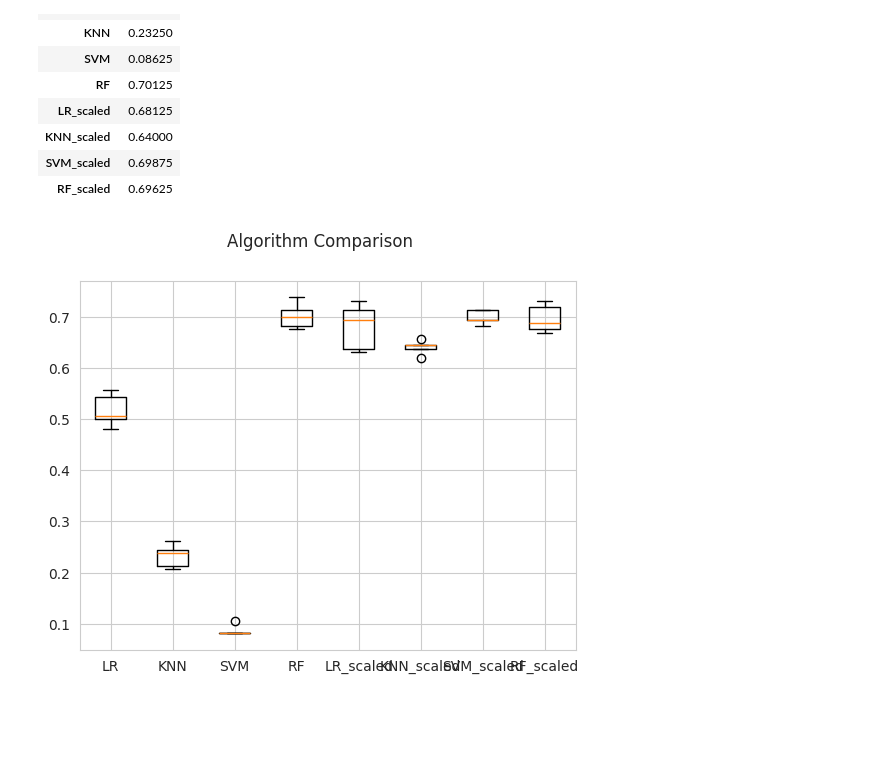
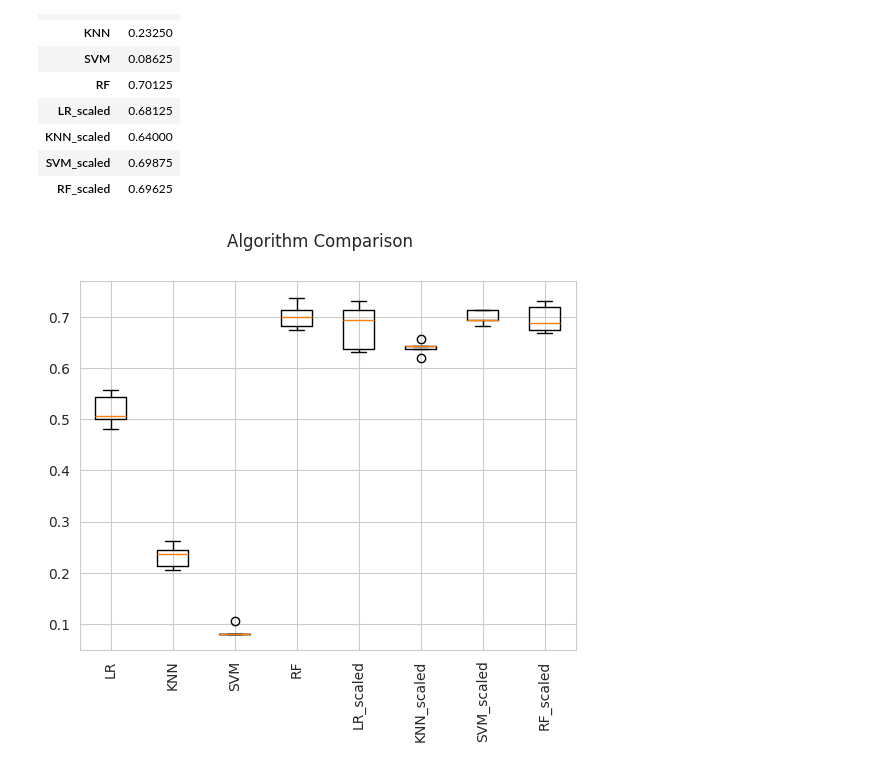
Before and after one commit to Adnan525/music_genre_classification, a Jupyter notebook: stage2_regression.ipynb, the cells around one changed output. Cells and saved outputs as stored; diff of their text form; code cells hidden in the pictures; blank space fills up the shorter version.

```diff
--- a/stage2_regression.ipynb
+++ b/stage2_regression.ipynb
@@ -251,11 +246,11 @@ target
 # %%
 # Compare Algorithms
 fig = plt.figure()
 fig.suptitle('Algorithm Comparison')
 ax = fig.add_subplot(111)
 plt.boxplot(results)
-plt.xtick
+plt.xticks(rotation = 90)
 ax.set_xticklabels(names)
 plt.show()
 # %% [output]
-[figure, old version]
+[figure, new version]
```
Also changed, not shown: parts of 1 cell of this notebook, 4 other files.
